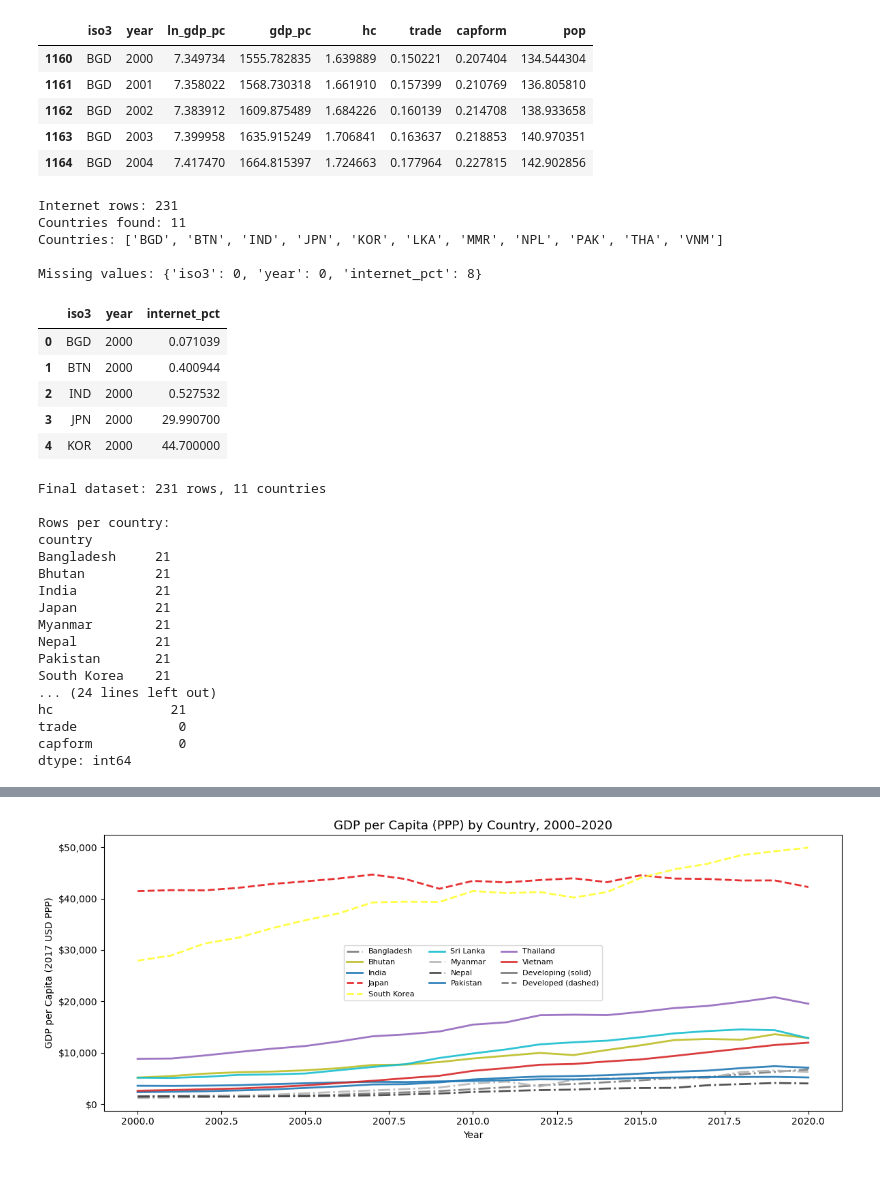
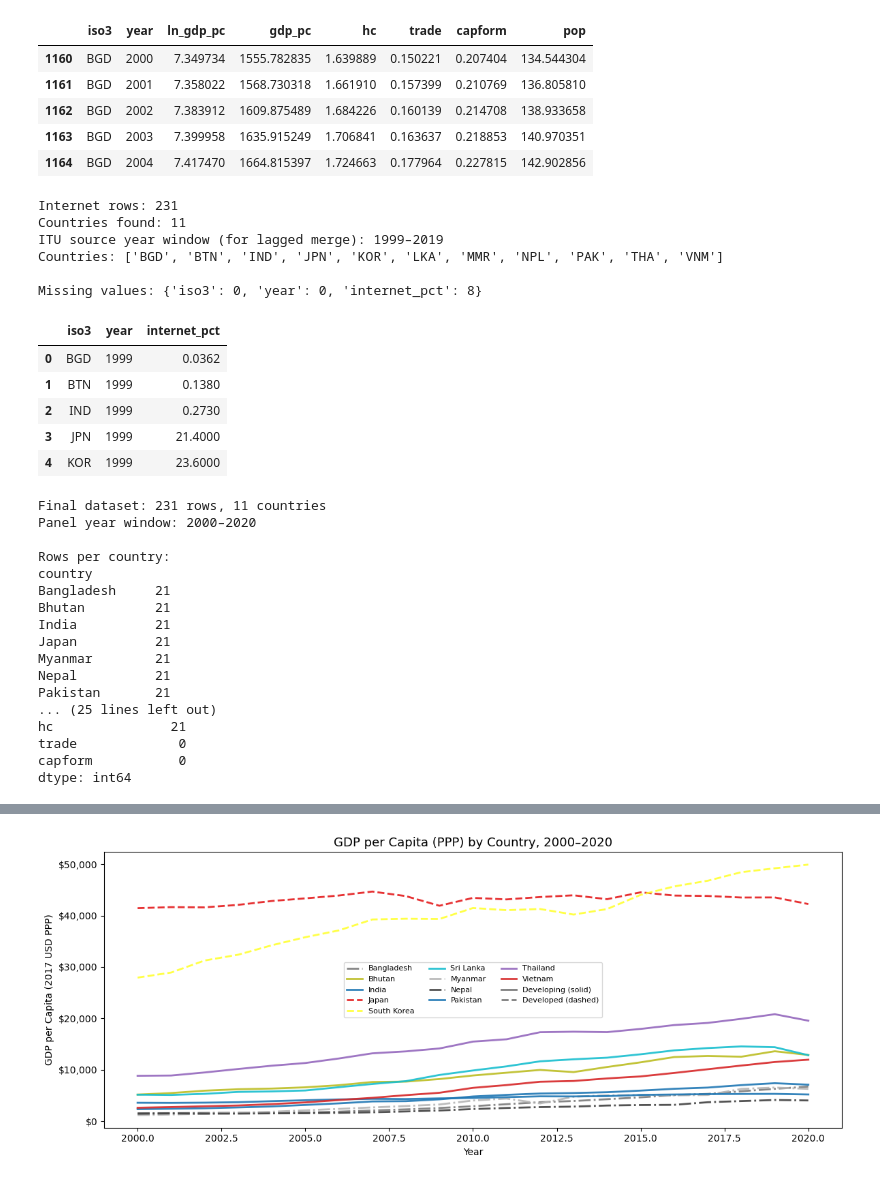
Before and after one commit to JDeyholos/ECON_323_Project, a Jupyter notebook: Regression.ipynb, the cells around one changed output, grey strips where cells are left out. Saved outputs shown, nothing was run; the diff lists cells and outputs as text; code cells hidden in the pictures.

```diff
--- a/Regression.ipynb
+++ b/Regression.ipynb
@@ -94,6 +94,8 @@ dtype: int64
 | 1164 | BGD | 2004 | 7.417470 | 1664.815397 | 1.724663 | 0.177964 | 0.227815 | 142.902856 |
 # %%
 # Internet CSV loader (supports ITU long format OR WDI wide format)
+YEAR_MIN, YEAR_MAX = 2000, 2020
+ITU_LAG_SOURCE_MIN, ITU_LAG_SOURCE_MAX = YEAR_MIN - 1, YEAR_MAX - 1
 with open('internet_ds/internet.csv', 'r', encoding='utf-8-sig', errors='replace') as f:
     lines = f.readlines()
 
@@ -127,7 +129,7 @@ if header_idx_long is not None:
 
     internet = internet_raw[
         (internet_raw['entityIso'].isin(country_map.keys())) &
-        (internet_raw['dataYear'].between(2000, 2020))
+        (internet_raw['dataYear'].between(ITU_LAG_SOURCE_MIN, ITU_LAG_SOURCE_MAX))
     ].copy()
 
     internet['dataValue'] = pd.to_numeric(internet['dataValue'], errors='coerce')
@@ -154,43 +156,53 @@ else:
     missing_cols = required_cols - set(internet_raw.columns)
     if missing_cols:
         raise ValueError(f"Missing required columns after loading CSV: {sorted(missing_cols)}")
 
-    year_cols = [c for c in internet_raw.columns if str(c).isdigit() and 2000 <= int(c) <= 2020]
+    year_cols = [c for c in internet_raw.columns if str(c).isdigit() and ITU_LAG_SOURCE_MIN <= int(c) <= ITU_LAG_SOURCE_MAX]
     if not year_cols:
-        raise ValueError("No year columns (2000–2020) found in WDI file.")
+        raise ValueError("No year columns in lag-source window found in WDI file.")
 
     internet = internet_raw[internet_raw['Country Code'].isin(country_map.keys())].copy()
 
     internet_clean = internet.melt(
         id_vars=['Country Code'],
         value_vars=year_cols,
         var_name='year',
         value_name='internet_pct'
     ).rename(columns={'Country Code': 'iso3'})
 
     internet_clean['year'] = internet_clean['year'].astype(int)
     internet_clean['internet_pct'] = pd.to_numeric(internet_clean['internet_pct'], errors='coerce')
 
+internet_clean = internet_clean[internet_clean['year'].between(ITU_LAG_SOURCE_MIN, ITU_LAG_SOURCE_MAX)].copy()
+
 print(f"\nInternet rows: {len(internet_clean)}")
 print(f"Countries found: {internet_clean['iso3'].nunique()}")
+print(f"ITU source year window (for lagged merge): {internet_clean['year'].min()}–{internet_clean['year'].max()}")
 print("Countries:", sorted(internet_clean['iso3'].unique()))
 print("\nMissing values:", internet_clean.isnull().sum().to_dict())
 internet_clean.head()
 # %% [output]
 Internet rows: 231
 Countries found: 11
+ITU source year window (for lagged merge): 1999–2019
 Countries: ['BGD', 'BTN', 'IND', 'JPN', 'KOR', 'LKA', 'MMR', 'NPL', 'PAK', 'THA', 'VNM']
 
 Missing values: {'iso3': 0, 'year': 0, 'internet_pct': 8}
 |  | iso3 | year | internet_pct |
-| 0 | BGD | 2000 | 0.071039 |
-| 1 | BTN | 2000 | 0.400944 |
-| 2 | IND | 2000 | 0.527532 |
-| 3 | JPN | 2000 | 29.990700 |
-| 4 | KOR | 2000 | 44.700000 |
+| 0 | BGD | 1999 | 0.0362 |
+| 1 | BTN | 1999 | 0.1380 |
+| 2 | IND | 1999 | 0.2730 |
+| 3 | JPN | 1999 | 21.4000 |
+| 4 | KOR | 1999 | 23.6000 |
 # %%
-# Merge PWT + ITU on country-year
-df = pd.merge(pwt_clean, internet_clean, on=['iso3','year'], how='inner')
+# Build explicit lagged ITU series so year t GDP only uses year t-1 internet
+internet_lag = internet_clean[['iso3', 'year', 'internet_pct']].copy()
+internet_lag['year'] = internet_lag['year'] + 1
+internet_lag = internet_lag.rename(columns={'internet_pct': 'internet_lag1'})
+
+# Merge PWT outcome years with lagged ITU years
+df = pd.merge(pwt_clean, internet_lag, on=['iso3','year'], how='inner')
+df = df[df['year'].between(YEAR_MIN, YEAR_MAX)].copy()
 
 # 3-level development status
 developed_isos = ['JPN', 'KOR']
@@ -212,17 +224,16 @@ df['is_least_developed'] = (df['developed'] == 'least developed').astype(int)
 # Add country label for plotting
 df['country'] = df['iso3'].map(country_map)
 
-# Sort before lagging - essential for correct shift()
+# Sort for panel operations
 df = df.sort_values(['iso3','year']).reset_index(drop=True)
 
-# Lagged internet (t-1): addresses reverse causality
-df['internet_lag1'] = df.groupby('iso3')['internet_pct'].shift(1)
 
 # Interaction terms: lagged internet x development category
 df['internet_x_ldev'] = df['internet_lag1'] * df['is_least_developed']
 df['internet_x_devd'] = df['internet_lag1'] * df['is_developed']
 
 print(f"Final dataset: {df.shape[0]} rows, {df['iso3'].nunique()} countries")
+print(f"Panel year window: {df['year'].min()}–{df['year'].max()}")
 print(f"\nRows per country:")
 print(df.groupby('country')['year'].count().sort_values())
 print(f"\nDevelopment status by country:")
@@ -231,6 +242,7 @@ print(f"\nMissing values in key variables:")
 print(df[['ln_gdp_pc','internet_lag1','hc','trade','capform']].isnull().sum())
 # %% [output]
 Final dataset: 231 rows, 11 countries
+Panel year window: 2000–2020
 
 Rows per country:
 country
@@ -241,8 +253,7 @@ Japan          21
 Myanmar        21
 Nepal          21
 Pakistan       21
-South Korea    21
-... (24 lines left out)
+... (25 lines left out)
 hc               21
 trade             0
 capform           0
```
Also changed, not shown: parts of 6 cells of this notebook, 2 other files.
